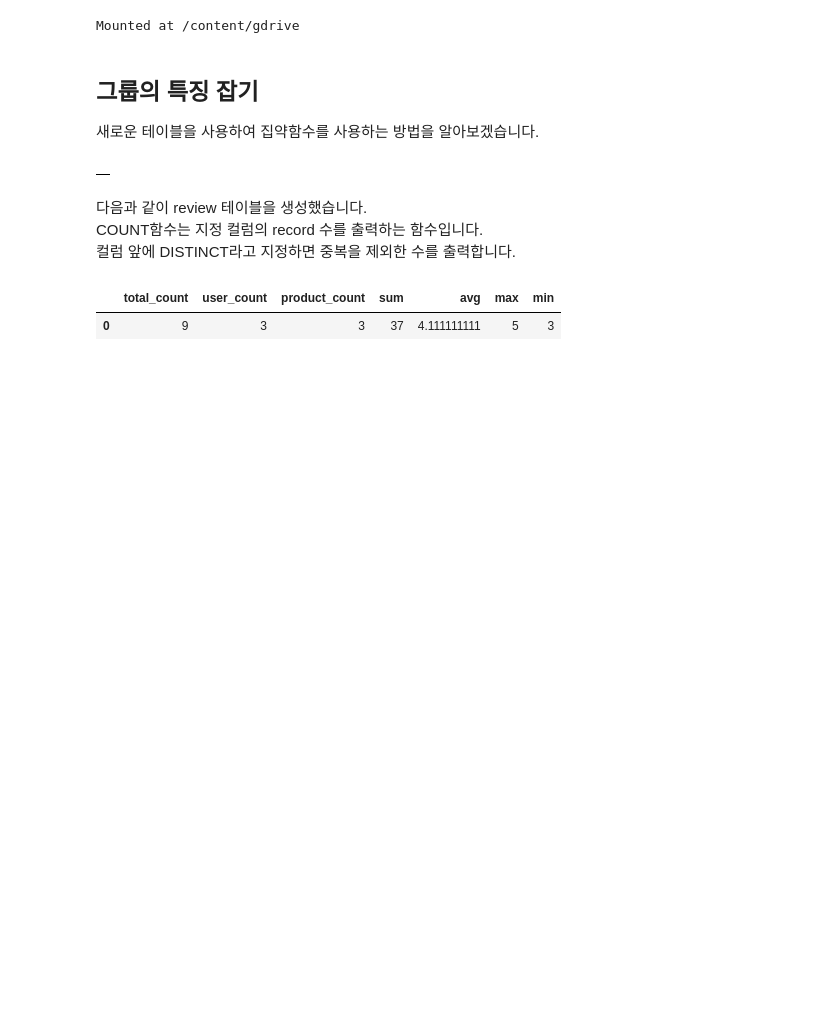
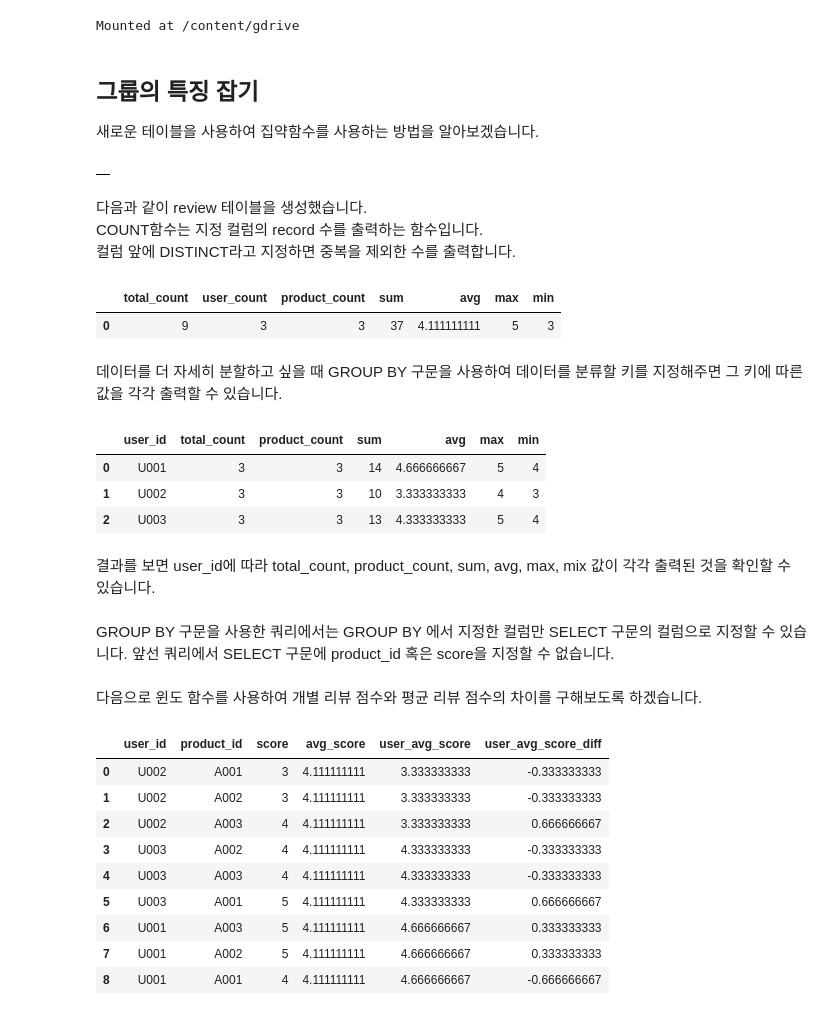
Before and after one commit to yhp2205/SQL, a Jupyter notebook: ch_7.ipynb, the cells around one changed output. Drawn from its saved outputs; the diff is of its cells as text; code cells hidden in the pictures; blank space fills up the shorter version.

```diff
--- a/ch_7.ipynb
+++ b/ch_7.ipynb
@@ -57,3 +57,60 @@ FROM
 # %% [output]
 |  | total_count | user_count | product_count | sum | avg | max | min |
 | 0 | 9 | 3 | 3 | 37 | 4.111111111 | 5 | 3 |
+# %% [markdown]
+데이터를 더 자세히 분할하고 싶을 때 GROUP BY 구문을 사용하여 데이터를 분류할 키를 지정해주면 그 키에 따른 값을 각각 출력할 수 있습니다.
+# %%
+%%bigquery --project mygcpproject-340112
+  -- 7.2 사용자 기반으로 데이터를 분할하고 집약 함수를 적용하는 쿼리
+SELECT
+    user_id
+  , COUNT(*) AS total_count
+  , COUNT(DISTINCT product_id) AS product_count
+  , SUM(score) AS sum
+  , AVG(score) AS avg
+  , MAX(score) AS max
+  , MIN(score) AS min
+FROM
+  sqldata.review
+GROUP BY
+  user_id
+;
+# %% [output]
+|  | user_id | total_count | product_count | sum | avg | max | min |
+| 0 | U001 | 3 | 3 | 14 | 4.666666667 | 5 | 4 |
+| 1 | U002 | 3 | 3 | 10 | 3.333333333 | 4 | 3 |
+| 2 | U003 | 3 | 3 | 13 | 4.333333333 | 5 | 4 |
+# %% [markdown]
+결과를 보면 user_id에 따라 total_count, product_count, sum, avg, max, mix 값이 각각 출력된 것을 확인할 수 있습니다.
+# %% [markdown]
+GROUP BY 구문을 사용한 쿼리에서는 GROUP BY 에서 지정한 컬럼만 SELECT 구문의 컬럼으로 지정할 수 있습니다. 앞선 쿼리에서 SELECT 구문에 product_id 혹은 score을 지정할 수 없습니다.
+# %% [markdown]
+다음으로 윈도 함수를 사용하여 개별 리뷰 점수와 평균 리뷰 점수의 차이를 구해보도록 하겠습니다.
+# %%
+%%bigquery --project mygcpproject-340112
+  -- 7.3 윈도 함수를 사용해 집약 함수의 결과와 원래 값을 동시에 다루는 쿼리
+SELECT
+    user_id
+  , product_id
+   -- 개별 리뷰 점수
+  , score
+   -- 전체 평균 리뷰 점수
+  , AVG(score) OVER() AS avg_score
+   -- 사용자의 평균 리뷰 점수
+  , AVG(score) OVER(PARTITION BY user_id) AS user_avg_score
+   -- 개별 리뷰 점수와 사용자 평균 리뷰 점수의 차이
+  , score - AVG(score) OVER(PARTITION BY user_id) AS user_avg_score_diff
+FROM
+  sqldata.review
+;
+# %% [output]
+|  | user_id | product_id | score | avg_score | user_avg_score | user_avg_score_diff |
+| 0 | U002 | A001 | 3 | 4.111111111 | 3.333333333 | -0.333333333 |
+| 1 | U002 | A002 | 3 | 4.111111111 | 3.333333333 | -0.333333333 |
+| 2 | U002 | A003 | 4 | 4.111111111 | 3.333333333 | 0.666666667 |
+| 3 | U003 | A002 | 4 | 4.111111111 | 4.333333333 | -0.333333333 |
+| 4 | U003 | A003 | 4 | 4.111111111 | 4.333333333 | -0.333333333 |
+| 5 | U003 | A001 | 5 | 4.111111111 | 4.333333333 | 0.666666667 |
+| 6 | U001 | A003 | 5 | 4.111111111 | 4.666666667 | 0.333333333 |
+| 7 | U001 | A002 | 5 | 4.111111111 | 4.666666667 | 0.333333333 |
+| 8 | U001 | A001 | 4 | 4.111111111 | 4.666666667 | -0.666666667 |
```
Also changed, not shown: parts of 22 cells of this notebook.
